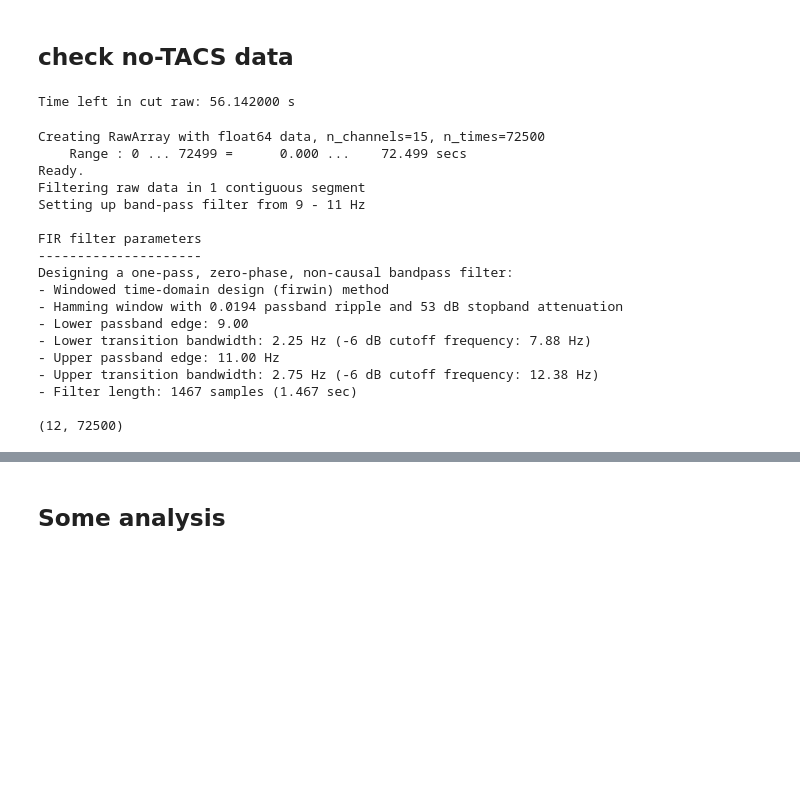
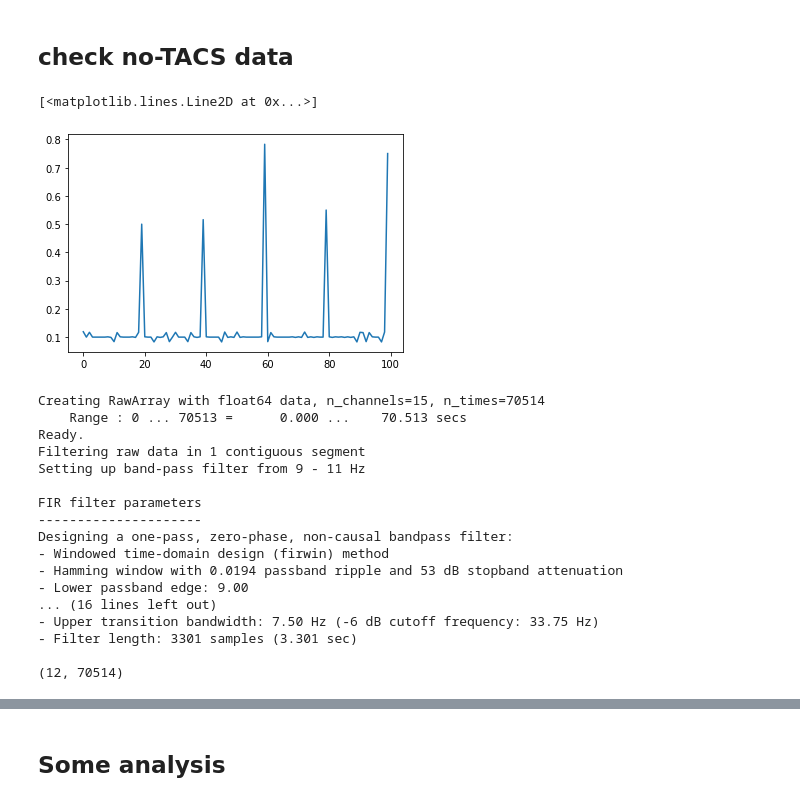
Before and after one commit to Vincentvjj/opm_tacs_flicker, a Jupyter notebook: analysis/analysis.ipynb, the cells around one changed output, grey strips where cells are left out. Saved outputs shown, nothing was run; the diff lists cells and outputs as text; code cells hidden in the pictures; blank space fills up the shorter version.

```diff
--- a/analysis/analysis.ipynb
+++ b/analysis/analysis.ipynb
@@ -12,7 +12,7 @@ from mne.time_frequency import psd_welch
 # %%
 ## import no-tacs data
 
-data, header=  pyxdf.load_xdf('../recordings/P01-no-tacs-R2.xdf')
+data, header=  pyxdf.load_xdf('../recordings/P01-with-tacs-R1.xdf')
 
 if data[0]['info']['name'][0] == 'ExperimentMarkers':
     markers_data = data[0]
@@ -82,14 +82,14 @@ opm_data_full = np.delete(opm_data_full, adc_diode_idx, 1)
 num_channels_w_adcs = opm_data_full.shape[1] + 2
 num_samples = opm_data_full.shape[0]
 
-start = start_marker_index # seconds in
-end = end_marker_index #seocnds before it ends
+# start = start_marker_index # seconds in
+# end = end_marker_index #seocnds before it ends
 
-opm_data_cut = opm_data_full[start:end]
-adc_diode_cut = adc_diode_full[start:end]
-adc_tacs_cut = adc_tacs_full[start:end]
+# opm_data_cut = opm_data_full[start:end]
+# adc_diode_cut = adc_diode_full[start:end]
+# adc_tacs_cut = adc_tacs_full[start:end]
 
-print("Time left in cut raw: %f s" %(opm_data_cut.shape[0]/fs))
+# print("Time left in cut raw: %f s" %(opm_data_cut.shape[0]/fs))
 
 # channel names according to the order of the OPM data without the ADCs
 channel_names = np.zeros(shape=[num_channels_w_adcs], dtype='object')
@@ -116,35 +116,42 @@ channel_orders = ['00:12:50','00:08:50', '01:04:50'
 , '00:10:50', '00:06:50', '00:03:50'
 , '00:09:50', '00:05:50', '00:01:50']
 
 
 ## create full time-series of the adc_diode
 
 # checking the flicker timing recorded by the photodiode on the projector
 threshold = min(adc_diode_full) + (max(adc_diode_full) - min(adc_diode_full)) * 0.8
 
+# plt.plot(adc_diode_full[11000:20000])
+
 adc_diode_square = np.where(adc_diode_full > threshold, 1, 0) #square signal
 adc_diode_markers = np.where(adc_diode_full > threshold, 1, 0) # vertical lines
+
 
 on = False
 for idx, x in enumerate(adc_diode_square):
     if x==1 and not on: ## if this is the first one
         on = True
     elif x==1 and on: ## during the on period.
         adc_diode_square[idx] = 1
         adc_diode_markers[idx] = 0
         if idx+1==adc_diode_square.shape[0] or adc_diode_square[idx+1] == 0: ## if this is the last one
-            adc_diode_square[idx] = 1
+            adc_diode_square[idx] = 0
             adc_diode_markers[idx] = 1
             on = False
 
 # get the timing on between flickers. It should be 0.1 s interval (10hz flicker) + random ITI
 index_diode_on = np.where(adc_diode_markers == 1)[0]
 timing_diode = np.diff(opm_time_stamps[index_diode_on])
 
 ## create a phase time series of the ADC diode (visual stimuli)
 adc_diode_phase = np.angle(hilbert(adc_diode_square), deg=False)
+
+
+plt.plot(timing_diode[:100])
 # %% [output]
-Time left in cut raw: 56.142000 s
+[<matplotlib.lines.Line2D at 0x...>]
+[figure, added]
 # %%
 ##make epochs for OPM data and
 
@@ -156,12 +163,18 @@ raw = mne.io.RawArray(opm_data_full[:].T, info)
 raw.drop_channels(ref_channels)
 raw.reorder_channels(channel_orders)
 
-raw.filter(9,11)
-raw_arr = raw[:][0]
-print(raw_arr.shape)
+raw_fil_10 = raw.copy().filter(9,11)
+raw_fil_1_30 = raw.copy().filter(1,30)
 
-num_primary_channels = raw_arr.shape[0] # exlcuding reference and adc
+
+raw_arr_f10 = raw_fil_10[:][0]
+raw_arr_f1_30 = raw_fil_1_30[:][0]
+print(raw_arr_f1_30.shape)
+
+num_primary_channels = raw_arr_f10.shape[0] # exlcuding reference and adc
 epo_opm_f10 = np.zeros(shape=[num_primary_channels, num_trials, trial_dur]) #filtered 10hz
+epo_opm_f1_30 = np.zeros(shape=[num_primary_channels, num_trials, trial_dur]) #filtered 10hz
+
 epo_diode_phase = np.zeros(shape=[num_trials, trial_dur])
 
 for i, ts_index in enumerate(epochs_ts_index):
@@ -169,11 +182,14 @@ for i, ts_index in enumerate(epochs_ts_index):
     # print(ts_index)
     start = ts_index
     end = ts_index+trial_dur
-    epo_opm_f10[:, i, :] = raw_arr[:, start:end]
+
+    epo_opm_f10[:, i, :] = raw_arr_f10[:, start:end]
+    epo_opm_f1_30[:, i, :] = raw_arr_f1_30[:, start:end]
+
     epo_diode_phase[i,:] = adc_diode_phase[start:end]
 # %% [output]
-Creating RawArray with float64 data, n_channels=15, n_times=72500
-    Range : 0 ... 72499 =      0.000 ...    72.499 secs
+Creating RawArray with float64 data, n_channels=15, n_times=70514
+    Range : 0 ... 70513 =      0.000 ...    70.513 secs
 Ready.
 Filtering raw data in 1 contiguous segment
 Setting up band-pass filter from 9 - 11 Hz
@@ -184,9 +200,8 @@ Designing a one-pass, zero-phase, non-causal bandpass filter:
 - Windowed time-domain design (firwin) method
 - Hamming window with 0.0194 passband ripple and 53 dB stopband attenuation
 - Lower passband edge: 9.00
-- Lower transition bandwidth: 2.25 Hz (-6 dB cutoff frequency: 7.88 Hz)
-- Upper passband edge: 11.00 Hz
-- Upper transition bandwidth: 2.75 Hz (-6 dB cutoff frequency: 12.38 Hz)
-- Filter length: 1467 samples (1.467 sec)
+... (16 lines left out)
+- Upper transition bandwidth: 7.50 Hz (-6 dB cutoff frequency: 33.75 Hz)
+- Filter length: 3301 samples (3.301 sec)
 
-(12, 72500)
+(12, 70514)
```
Also changed, not shown: parts of 6 cells of this notebook, 2 other files.
